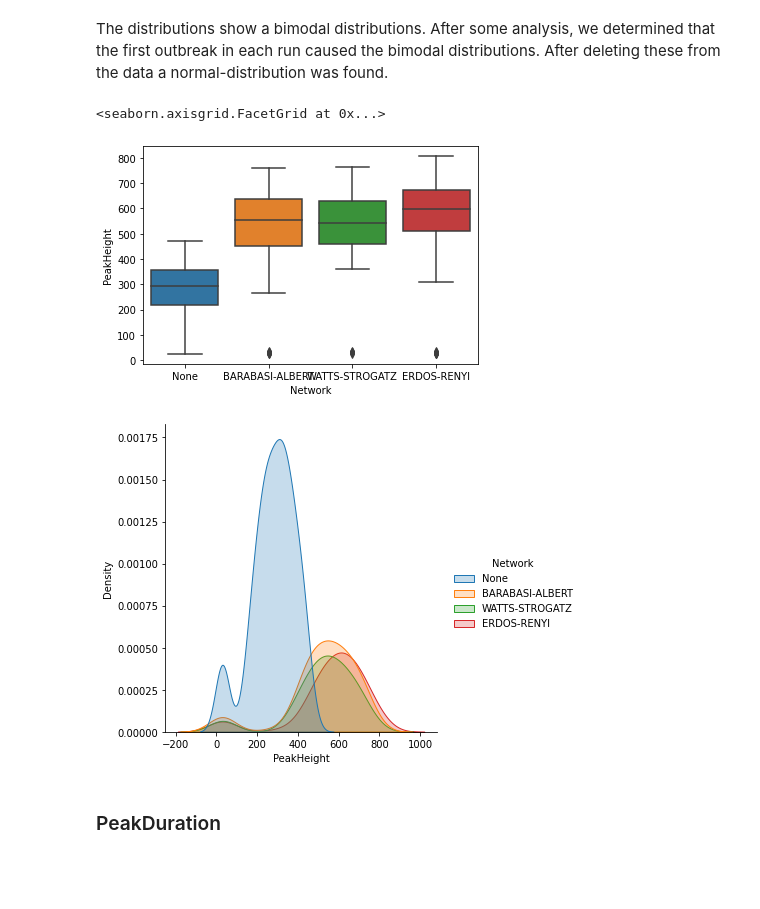
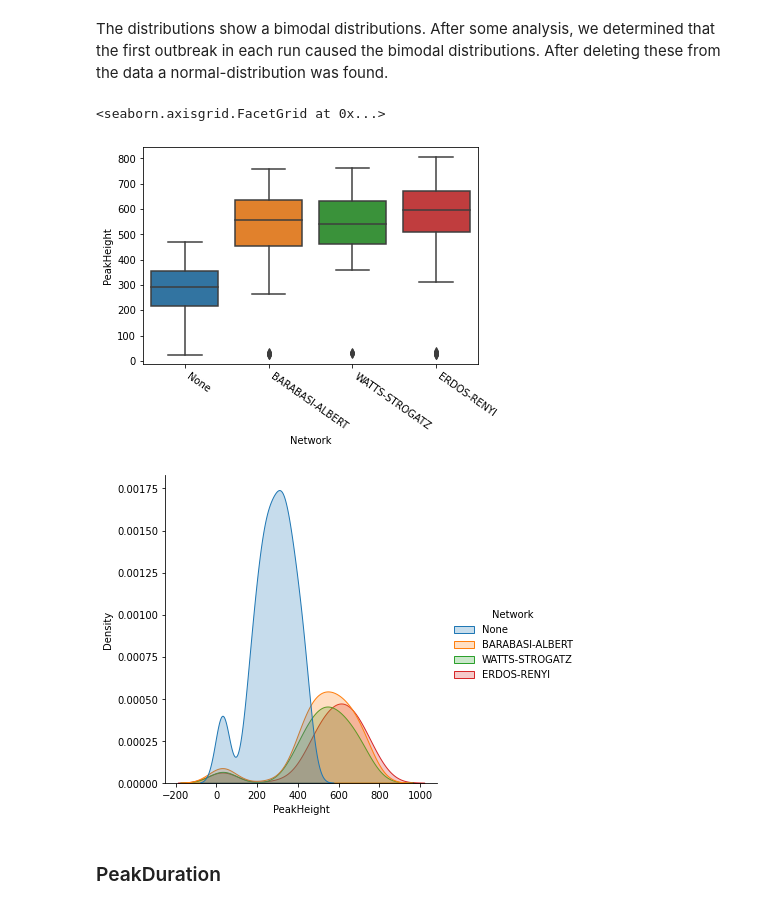
Before and after one commit to vdesgrange/agent_based_modelling, a Jupyter notebook: civil_violence/jupyter_notebook/statistic_analysis.ipynb, the cells around one changed output. Drawn from its saved outputs; the diff is of its cells as text; code cells hidden in the pictures; blank space fills up the shorter version.

```diff
--- a/civil_violence/jupyter_notebook/statistic_analysis.ipynb
+++ b/civil_violence/jupyter_notebook/statistic_analysis.ipynb
@@ -232,12 +232,13 @@ The distributions show a bimodal distributions. After some analysis, we determin
 # %%
 # Removing the first outbreak from the data
 df_exp1_withoutPeak = drop_rows_df(df_exp1, 'OutbreakNumber', 0)
 df_exp1_withoutPeak
 sns.boxplot(data=df_exp1_withoutPeak, x='Network', y='PeakHeight')
+plt.xticks(rotation=-35, ha='left')
 sns.displot(df_exp1_withoutPeak, x="PeakHeight", hue='Network', fill=True, kind='kde')
 # %% [output]
 <seaborn.axisgrid.FacetGrid at 0x...>
-[figure, old version]
+[figure, new version]
 [figure]
 # %% [markdown]
 ### PeakDuration
```
Also changed, not shown: parts of 1 cell of this notebook.
